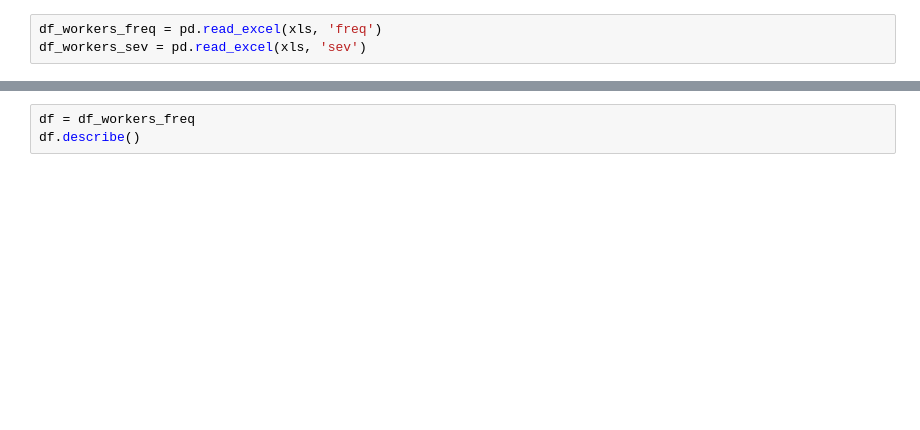
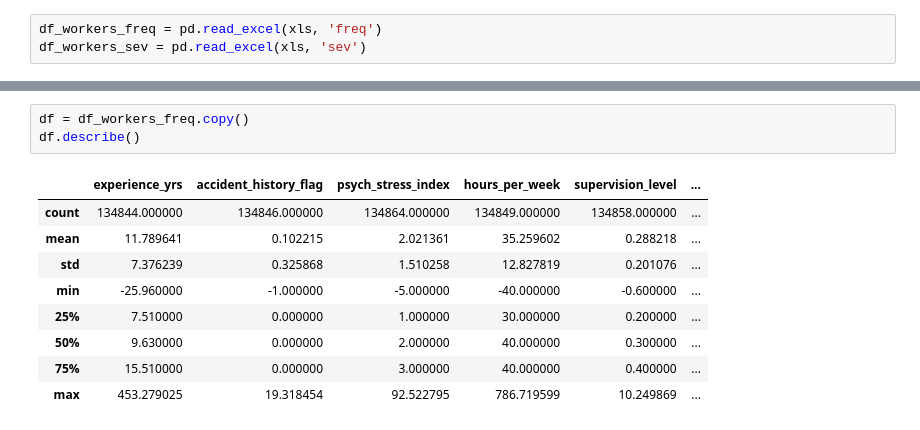
Before and after one commit to roohankhan8/soa, a Jupyter notebook: data-cleaning-workers.ipynb, the cells around one changed output, grey strips where cells are left out. Saved outputs shown, nothing was run; the diff lists cells and outputs as text; blank space fills up the shorter version.

```diff
--- a/data-cleaning-workers.ipynb
+++ b/data-cleaning-workers.ipynb
@@ -17,5 +45,15 @@ df_workers_sev.columns
 # %%
-df = df_workers_freq
+df = df_workers_freq.copy()
 df.describe()
+# %% [output]
+|  | experience_yrs | accident_history_flag | psych_stress_index | hours_per_week | supervision_level | ... |
+| count | 134844.000000 | 134846.000000 | 134864.000000 | 134849.000000 | 134858.000000 | ... |
+| mean | 11.789641 | 0.102215 | 2.021361 | 35.259602 | 0.288218 | ... |
+| std | 7.376239 | 0.325868 | 1.510258 | 12.827819 | 0.201076 | ... |
+| min | -25.960000 | -1.000000 | -5.000000 | -40.000000 | -0.600000 | ... |
+| 25% | 7.510000 | 0.000000 | 1.000000 | 30.000000 | 0.200000 | ... |
+| 50% | 9.630000 | 0.000000 | 2.000000 | 40.000000 | 0.300000 | ... |
+| 75% | 15.510000 | 0.000000 | 3.000000 | 40.000000 | 0.400000 | ... |
+| max | 453.279025 | 19.318454 | 92.522795 | 786.719599 | 10.249869 | ... |
 # %%
 def initial_cleaning(df):
```
Also changed, not shown: parts of 9 cells of this notebook, 10 other files.
